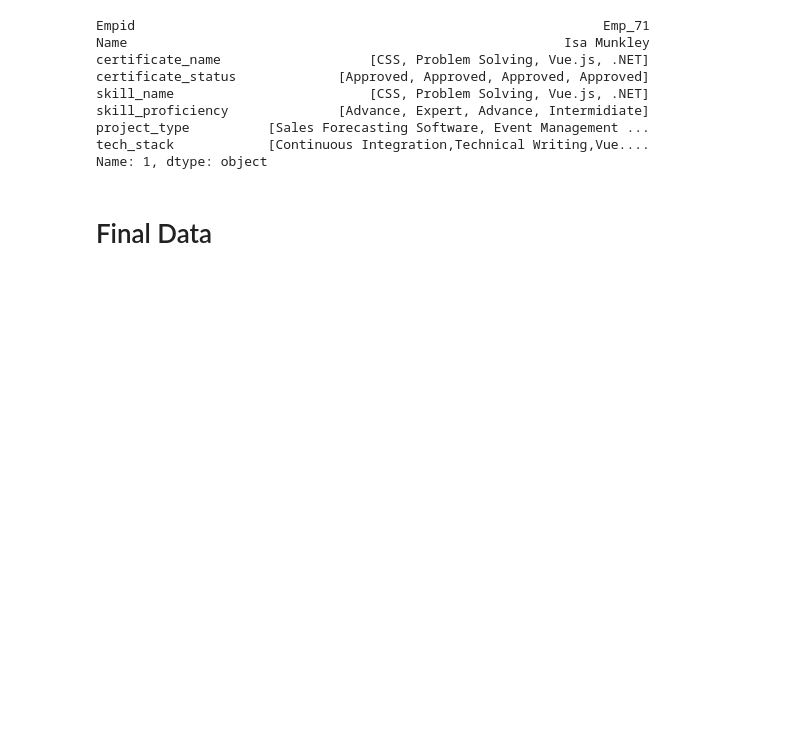
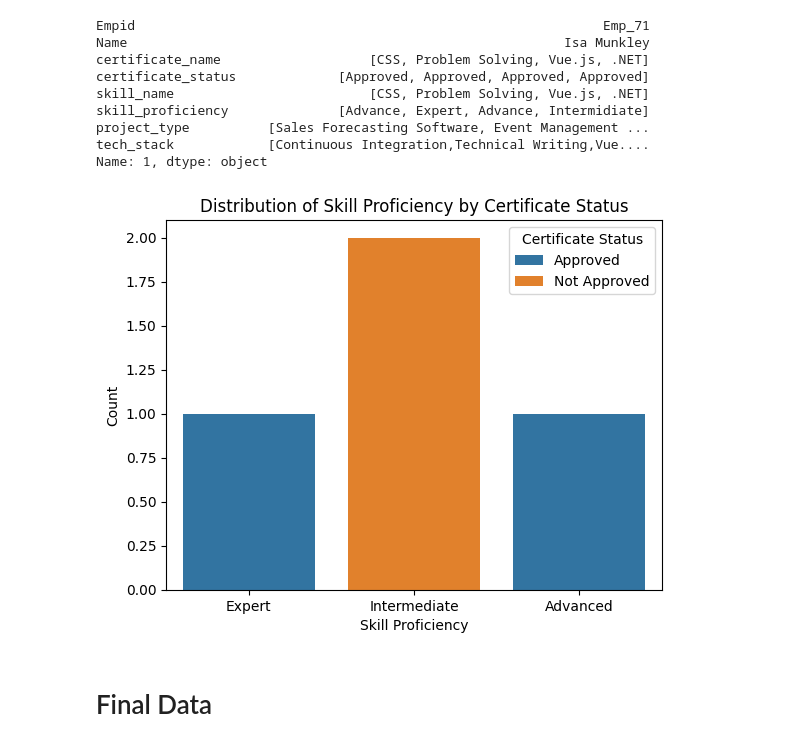
Before and after one commit to Anmolrana1/SkillManagment, a Jupyter notebook: ml_model 1.ipynb, the cells around one changed output. Cells and saved outputs as stored; diff of their text form; code cells hidden in the pictures; blank space fills up the shorter version.

```diff
--- a/ml_model 1.ipynb
+++ b/ml_model 1.ipynb
@@ -302,6 +348,14 @@ Name                                                 Isa Munkley
 skills         [{'skillName': 'CSS', 'proficiency': 'Advance'...
 projects       [{'projectType': 'Sales Forecasting Software',...
 Name: 1, dtype: object
+# %%
+data = {
+    "certificate_name": ["Certificate_A", "Certificate_B", "Certificate_C", "Certificate_D"],
+    "skill_name": ["Skill_1", "Skill_2", "Skill_3", "Skill_4"],
+    "tech_stack": ["Tech_A", "Tech_B", "Tech_C", "Tech_D"],
+    "skill_proficiency": ["Expert", "Intermediate", "Advanced", "Intermediate"],
+    "certificate_status": ["Approved", "Not Approved", "Approved", "Not Approved"]
+}
 # %%
 #pip install scikit-learn
 # %% [markdown]
@@ -346,6 +400,23 @@ merged_data['project_type'] = merged_data['project_type'].apply(lambda x: ','.jo
 
 # Flatten the 'tech_stack' column
 merged_data['tech_stack'] = merged_data['tech_stack'].apply(lambda x: ','.join(x))
+# %%
+import pandas as pd
+import seaborn as sns
+import matplotlib.pyplot as plt
+
+# Convert data to DataFrame
+df_Data = pd.DataFrame(data)
+
+# Plotting the distribution of skill proficiency levels by certificate status
+sns.countplot(x='skill_proficiency', hue='certificate_status', data=df_Data)
+plt.title('Distribution of Skill Proficiency by Certificate Status')
+plt.xlabel('Skill Proficiency')
+plt.ylabel('Count')
+plt.legend(title='Certificate Status')
+plt.show()
+# %% [output]
+[figure, added]
 # %% [markdown]
 # Final Data
 # %%
```
Also changed, not shown: parts of 6 cells of this notebook.
